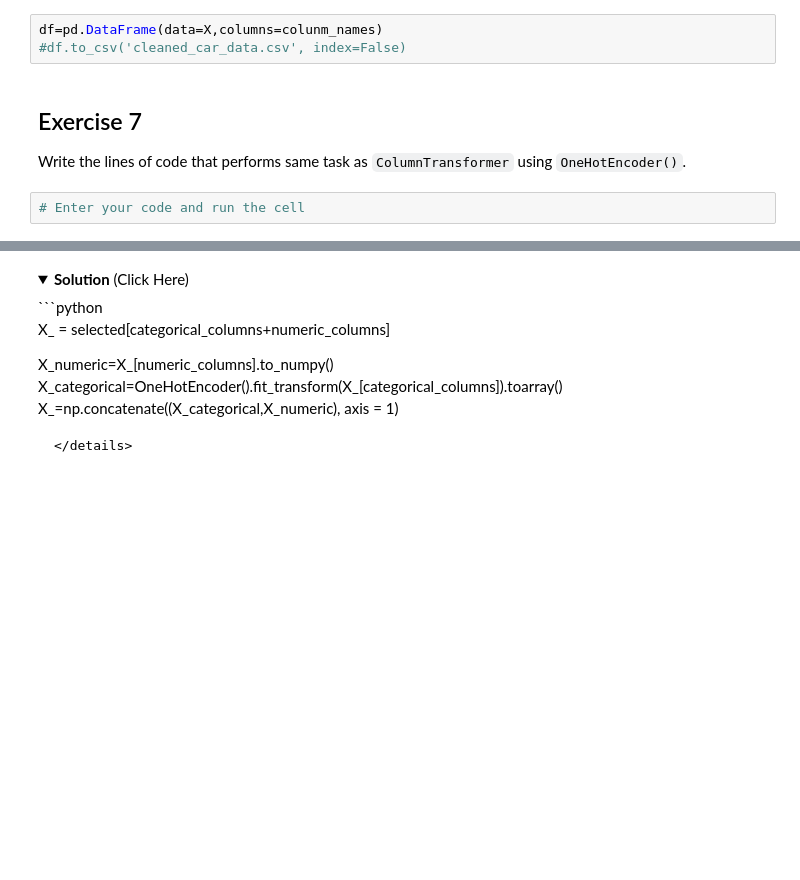
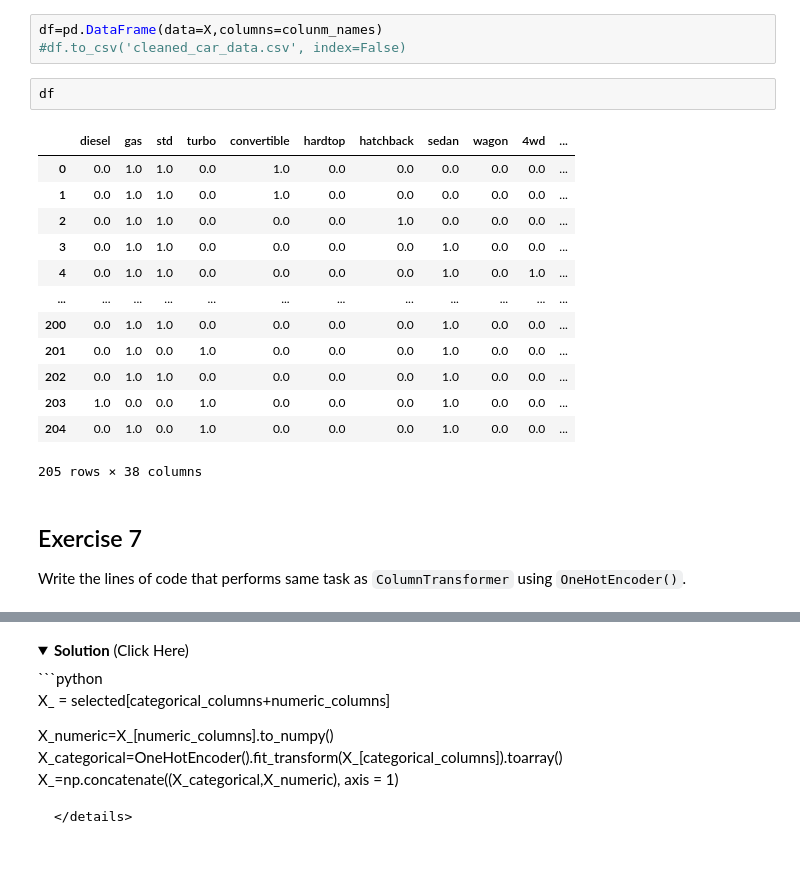
Before and after one commit to aishwarya30998/MachineLearning, a Jupyter notebook: MachineLearning/Regression/linear_regression_practice.ipynb, the cells around one changed output, grey strips where cells are left out. Cells and saved outputs as stored; diff of their text form; folded sections open; blank space fills up the shorter version.

```diff
--- a/MachineLearning/Regression/linear_regression_practice.ipynb
+++ b/MachineLearning/Regression/linear_regression_practice.ipynb
@@ -906,8 +956,22 @@ We can save the result as a dataframe to be used in other labs.
 # %%
 df=pd.DataFrame(data=X,columns=colunm_names)
 #df.to_csv('cleaned_car_data.csv', index=False)
+# %%
+df
+# %% [output]
+|  | diesel | gas | std | turbo | convertible | hardtop | hatchback | sedan | wagon | 4wd | ... |
+| 0 | 0.0 | 1.0 | 1.0 | 0.0 | 1.0 | 0.0 | 0.0 | 0.0 | 0.0 | 0.0 | ... |
+| 1 | 0.0 | 1.0 | 1.0 | 0.0 | 1.0 | 0.0 | 0.0 | 0.0 | 0.0 | 0.0 | ... |
+| 2 | 0.0 | 1.0 | 1.0 | 0.0 | 0.0 | 0.0 | 1.0 | 0.0 | 0.0 | 0.0 | ... |
+| 3 | 0.0 | 1.0 | 1.0 | 0.0 | 0.0 | 0.0 | 0.0 | 1.0 | 0.0 | 0.0 | ... |
+| 4 | 0.0 | 1.0 | 1.0 | 0.0 | 0.0 | 0.0 | 0.0 | 1.0 | 0.0 | 1.0 | ... |
+| ... | ... | ... | ... | ... | ... | ... | ... | ... | ... | ... | ... |
+| 200 | 0.0 | 1.0 | 1.0 | 0.0 | 0.0 | 0.0 | 0.0 | 1.0 | 0.0 | 0.0 | ... |
+| 201 | 0.0 | 1.0 | 0.0 | 1.0 | 0.0 | 0.0 | 0.0 | 1.0 | 0.0 | 0.0 | ... |
+| 202 | 0.0 | 1.0 | 1.0 | 0.0 | 0.0 | 0.0 | 0.0 | 1.0 | 0.0 | 0.0 | ... |
+| 203 | 1.0 | 0.0 | 0.0 | 1.0 | 0.0 | 0.0 | 0.0 | 1.0 | 0.0 | 0.0 | ... |
+| 204 | 0.0 | 1.0 | 0.0 | 1.0 | 0.0 | 0.0 | 0.0 | 1.0 | 0.0 | 0.0 | ... |
+205 rows × 38 columns
 # %% [markdown]
 ## Exercise 7
 Write the lines of code  that performs same task as  ``ColumnTransformer`` using ``OneHotEncoder()``.
-# %%
-# Enter your code and run the cell
```
Also changed, not shown: parts of 21 cells of this notebook, 7 other files.
